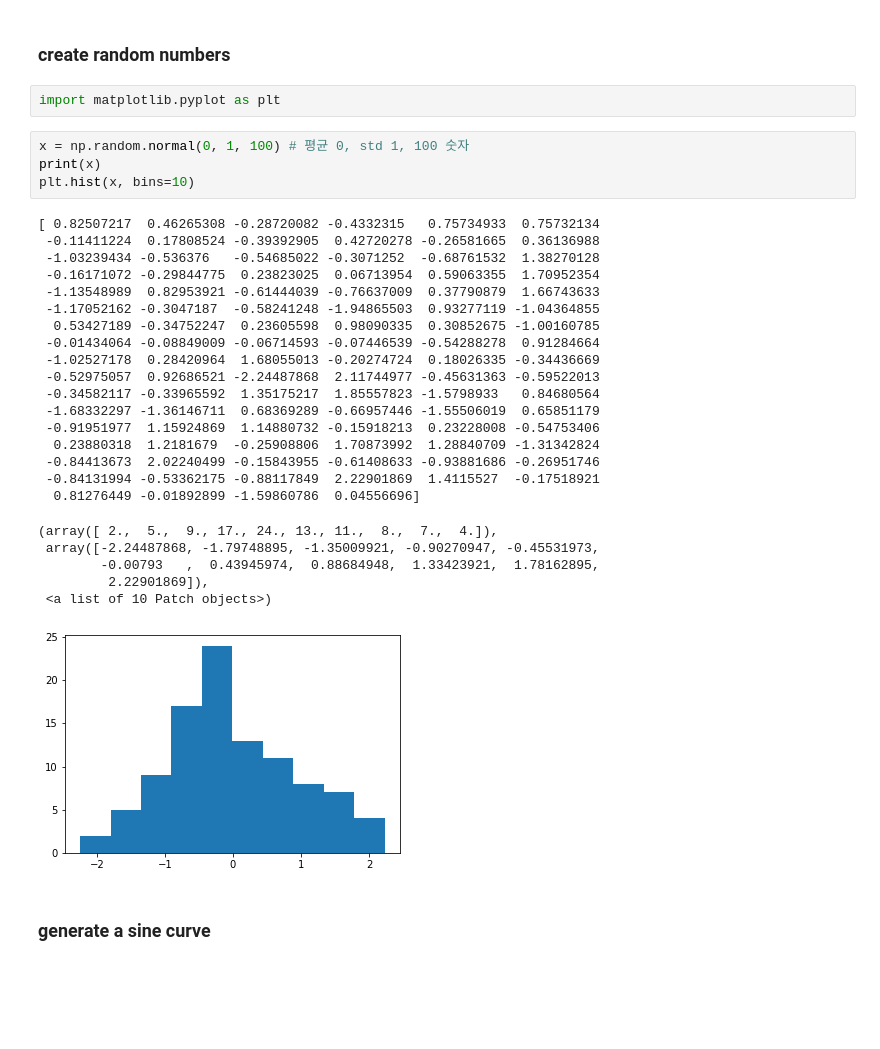
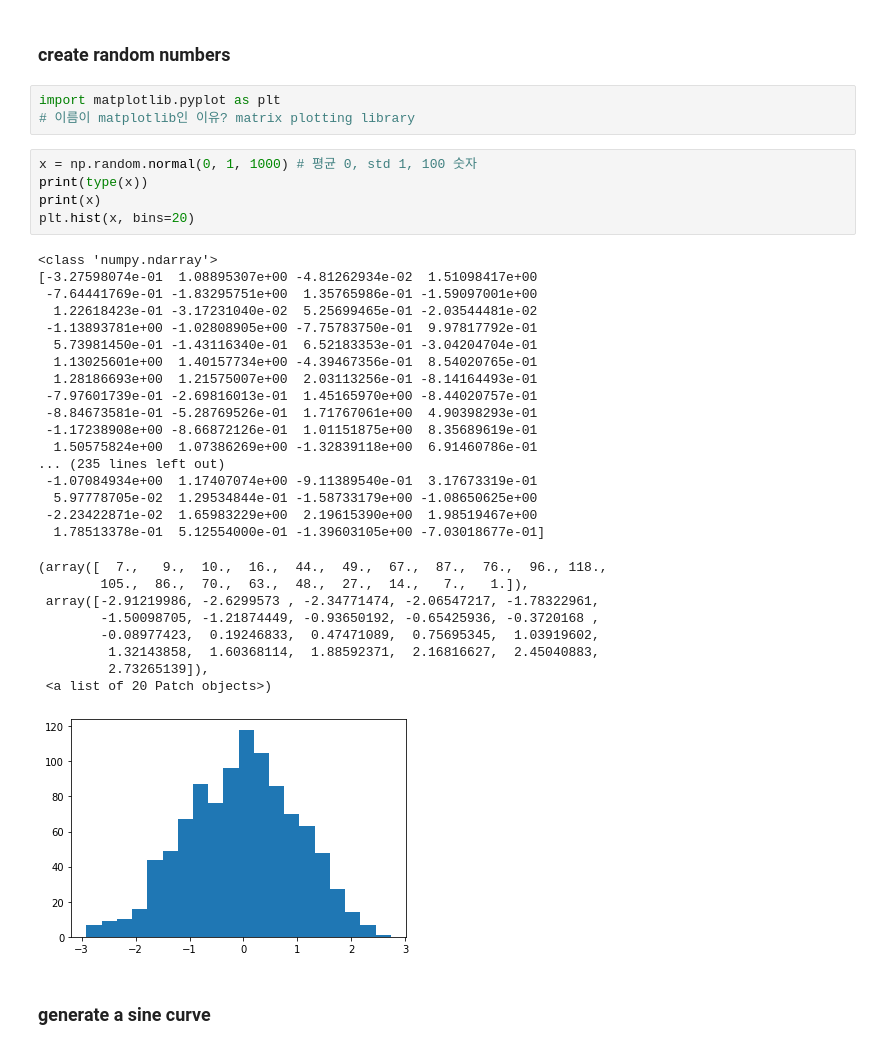
Before and after one commit to kimm55263/class2021Fall, a Jupyter notebook: numpy.ipynb, the cells around one changed output. Saved outputs shown, nothing was run; the diff lists cells and outputs as text; blank space fills up the shorter version.

```diff
--- a/numpy.ipynb
+++ b/numpy.ipynb
@@ -105,34 +106,39 @@ array([[[0., 0.],
 ### create random numbers
 # %%
 import matplotlib.pyplot as plt
+# 이름이 matplotlib인 이유? matrix plotting library
 # %%
-x = np.random.normal(0, 1, 100) # 평균 0, std 1, 100 숫자
+x = np.random.normal(0, 1, 1000) # 평균 0, std 1, 100 숫자
+print(type(x))
 print(x)
-plt.hist(x, bins=10)
+plt.hist(x, bins=20)
 # %% [output]
-[ 0.82507217  0.46265308 -0.28720082 -0.4332315   0.75734933  0.75732134
- -0.11411224  0.17808524 -0.39392905  0.42720278 -0.26581665  0.36136988
- -1.03239434 -0.536376   -0.54685022 -0.3071252  -0.68761532  1.38270128
- -0.16171072 -0.29844775  0.23823025  0.06713954  0.59063355  1.70952354
- -1.13548989  0.82953921 -0.61444039 -0.76637009  0.37790879  1.66743633
- -1.17052162 -0.3047187  -0.58241248 -1.94865503  0.93277119 -1.04364855
-  0.53427189 -0.34752247  0.23605598  0.98090335  0.30852675 -1.00160785
- -0.01434064 -0.08849009 -0.06714593 -0.07446539 -0.54288278  0.91284664
- -1.02527178  0.28420964  1.68055013 -0.20274724  0.18026335 -0.34436669
- -0.52975057  0.92686521 -2.24487868  2.11744977 -0.45631363 -0.59522013
- -0.34582117 -0.33965592  1.35175217  1.85557823 -1.5798933   0.84680564
- -1.68332297 -1.36146711  0.68369289 -0.66957446 -1.55506019  0.65851179
- -0.91951977  1.15924869  1.14880732 -0.15918213  0.23228008 -0.54753406
-  0.23880318  1.2181679  -0.25908806  1.70873992  1.28840709 -1.31342824
- -0.84413673  2.02240499 -0.15843955 -0.61408633 -0.93881686 -0.26951746
- -0.84131994 -0.53362175 -0.88117849  2.22901869  1.4115527  -0.17518921
-  0.81276449 -0.01892899 -1.59860786  0.04556696]
+<class 'numpy.ndarray'>
+[-3.27598074e-01  1.08895307e+00 -4.81262934e-02  1.51098417e+00
+ -7.64441769e-01 -1.83295751e+00  1.35765986e-01 -1.59097001e+00
+  1.22618423e-01 -3.17231040e-02  5.25699465e-01 -2.03544481e-02
+ -1.13893781e+00 -1.02808905e+00 -7.75783750e-01  9.97817792e-01
+  5.73981450e-01 -1.43116340e-01  6.52183353e-01 -3.04204704e-01
+  1.13025601e+00  1.40157734e+00 -4.39467356e-01  8.54020765e-01
+  1.28186693e+00  1.21575007e+00  2.03113256e-01 -8.14164493e-01
+ -7.97601739e-01 -2.69816013e-01  1.45165970e+00 -8.44020757e-01
+ -8.84673581e-01 -5.28769526e-01  1.71767061e+00  4.90398293e-01
+ -1.17238908e+00 -8.66872126e-01  1.01151875e+00  8.35689619e-01
+  1.50575824e+00  1.07386269e+00 -1.32839118e+00  6.91460786e-01
+... (235 lines left out)
+ -1.07084934e+00  1.17407074e+00 -9.11389540e-01  3.17673319e-01
+  5.97778705e-02  1.29534844e-01 -1.58733179e+00 -1.08650625e+00
+ -2.23422871e-02  1.65983229e+00  2.19615390e+00  1.98519467e+00
+  1.78513378e-01  5.12554000e-01 -1.39603105e+00 -7.03018677e-01]
-(array([ 2.,  5.,  9., 17., 24., 13., 11.,  8.,  7.,  4.]),
- array([-2.24487868, -1.79748895, -1.35009921, -0.90270947, -0.45531973,
-        -0.00793   ,  0.43945974,  0.88684948,  1.33423921,  1.78162895,
-         2.22901869]),
- <a list of 10 Patch objects>)
+(array([  7.,   9.,  10.,  16.,  44.,  49.,  67.,  87.,  76.,  96., 118.,
+        105.,  86.,  70.,  63.,  48.,  27.,  14.,   7.,   1.]),
+ array([-2.91219986, -2.6299573 , -2.34771474, -2.06547217, -1.78322961,
+        -1.50098705, -1.21874449, -0.93650192, -0.65425936, -0.3720168 ,
+        -0.08977423,  0.19246833,  0.47471089,  0.75695345,  1.03919602,
+         1.32143858,  1.60368114,  1.88592371,  2.16816627,  2.45040883,
+         2.73265139]),
+ <a list of 20 Patch objects>)
-[figure, old version]
+[figure, new version]
 # %% [markdown]
 ### generate a sine curve
 # %%
```
Also changed, not shown: parts of 5 cells of this notebook.
